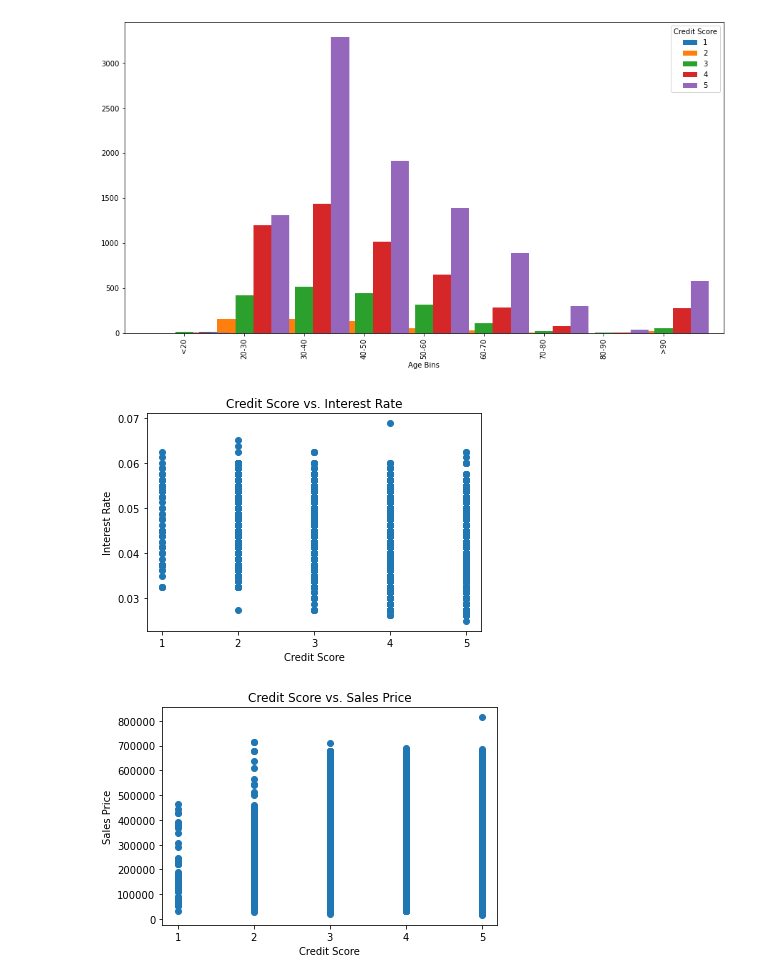
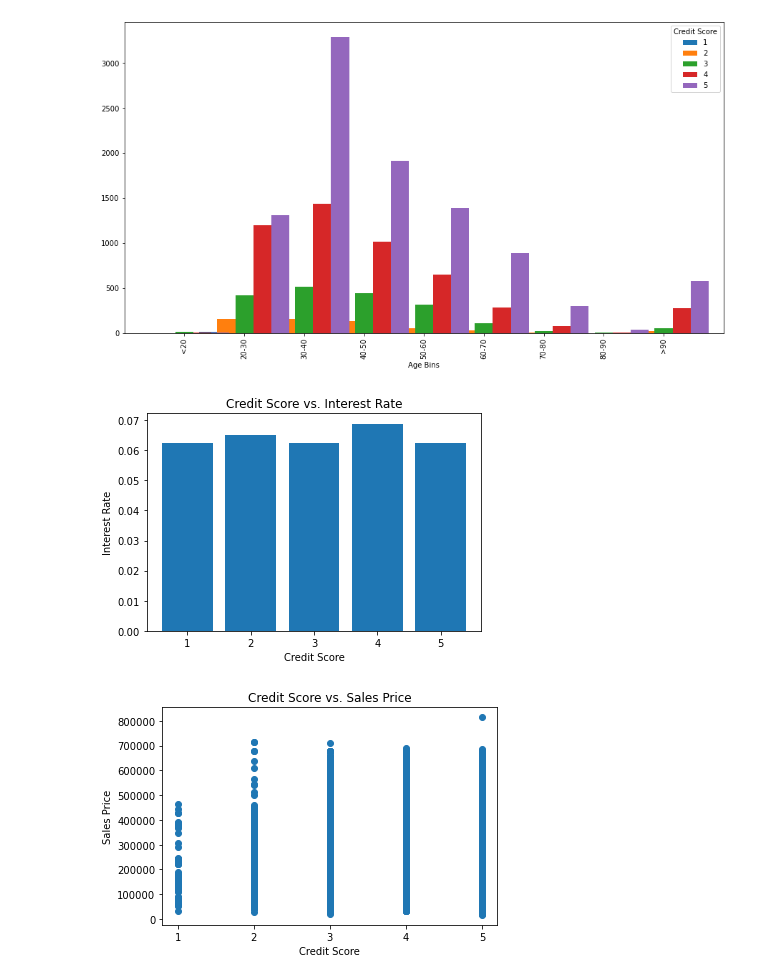
Before and after one commit to bmkennedyii/Project_1, a Jupyter notebook: Data Analysis Graphs.ipynb, the cells around one changed output. Drawn from its saved outputs; the diff is of its cells as text; code cells hidden in the pictures.

```diff
--- a/Data Analysis Graphs.ipynb
+++ b/Data Analysis Graphs.ipynb
@@ -304,15 +304,15 @@ plt.show()
 # %%
 #Credit Score vs. Interest Rate
 credit= df["Credit Score"]
 interest= df["Rate"]
-plt.scatter(credit, interest)
+plt.bar(credit, interest)
 plt.xlabel("Credit Score")
 plt.ylabel("Interest Rate")
 plt.title("Credit Score vs. Interest Rate")
 plt.xticks(np.arange(1, 6, step=1))
 plt.show()
 # %% [output]
-[figure, old version]
+[figure, new version]
 # %%
 credit= df["Credit Score"]
 amount = df["Amount"]
```
Also changed, not shown: parts of 4 cells of this notebook, 5 other files.
